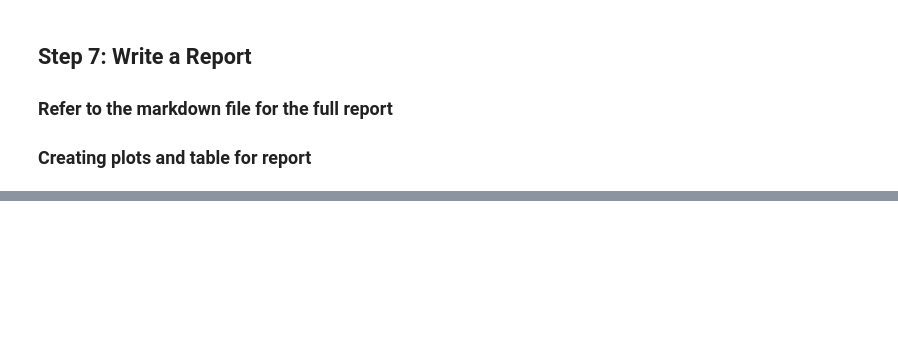
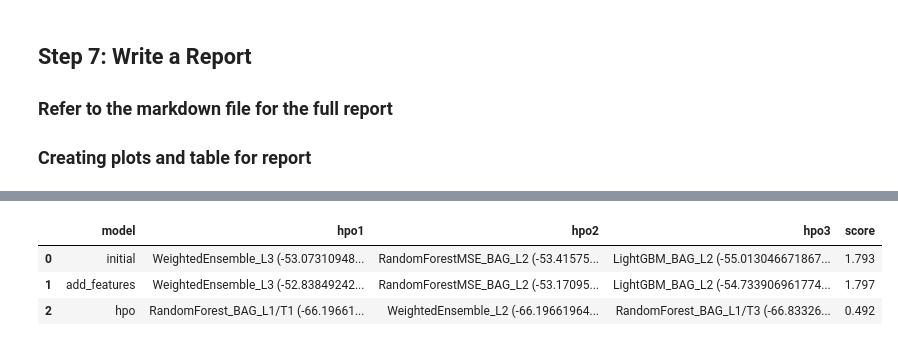
Before and after one commit to joangerard/AWS-ML-Project-Starter, a Jupyter notebook: project/project-template.ipynb, the cells around one changed output, grey strips where cells are left out. Saved outputs shown, nothing was run; the diff lists cells and outputs as text; code cells hidden in the pictures; blank space fills up the shorter version.

```diff
--- a/project/project-template.ipynb
+++ b/project/project-template.ipynb
@@ -74,8 +74,8 @@ WARNING: Running pip as the 'root' user can result in broken permissions and con
 import json
 import os
 
-kaggle_username = "joangerard"
-kaggle_key = "5e1f58c8060112eb7311b33765e75d1b"
+kaggle_username = "secret"
+kaggle_key = "secret"
 
 home_directory = os.path.expanduser("~")
 
@@ -842,0 +799,14 @@ Name: 2, dtype: object
+# %%
+# The 3 hyperparameters we tuned with the kaggle score as the result
+pd.DataFrame({
+    "model": ["initial", "add_features", "hpo"],
+    "hpo1": [f'{leaderboard1.iloc[0]["model"]} ({leaderboard1.iloc[0]["score_val"]})', f'{leaderboard2.iloc[0]["model"]} ({leaderboard2.iloc[0]["score_val"]})', f'{leaderboard3.iloc[0]["model"]} ({leaderboard3.iloc[0]["score_val"]})'],
+    "hpo2": [f'{leaderboard1.iloc[1]["model"]} ({leaderboard1.iloc[1]["score_val"]})', f'{leaderboard2.iloc[1]["model"]} ({leaderboard2.iloc[1]["score_val"]})', f'{leaderboard3.iloc[1]["model"]} ({leaderboard3.iloc[1]["score_val"]})'],
+    "hpo3": [f'{leaderboard1.iloc[2]["model"]} ({leaderboard1.iloc[2]["score_val"]})', f'{leaderboard2.iloc[2]["model"]} ({leaderboard2.iloc[2]["score_val"]})', f'{leaderboard3.iloc[2]["model"]} ({leaderboard3.iloc[2]["score_val"]})'],
+    "score": [1.793, 1.797, 0.492]
+})
+# %% [output]
+|  | model | hpo1 | hpo2 | hpo3 | score |
+| 0 | initial | WeightedEnsemble_L3 (-53.07310948... | RandomForestMSE_BAG_L2 (-53.41575... | LightGBM_BAG_L2 (-55.013046671867... | 1.793 |
+| 1 | add_features | WeightedEnsemble_L3 (-52.83849242... | RandomForestMSE_BAG_L2 (-53.17095... | LightGBM_BAG_L2 (-54.733906961774... | 1.797 |
+| 2 | hpo | RandomForest_BAG_L1/T1 (-66.19661... | WeightedEnsemble_L2 (-66.19661964... | RandomForest_BAG_L1/T3 (-66.83326... | 0.492 |
```
Also changed, not shown: parts of 29 cells of this notebook.
